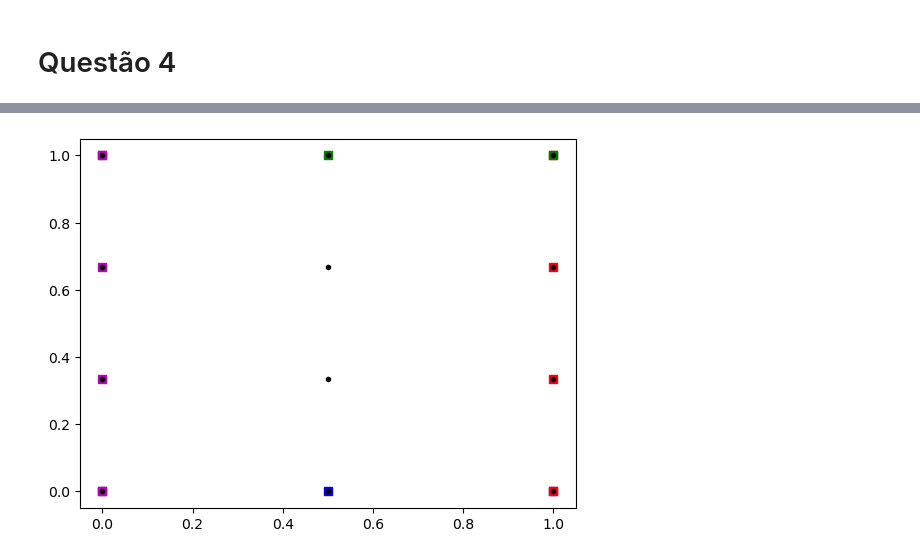
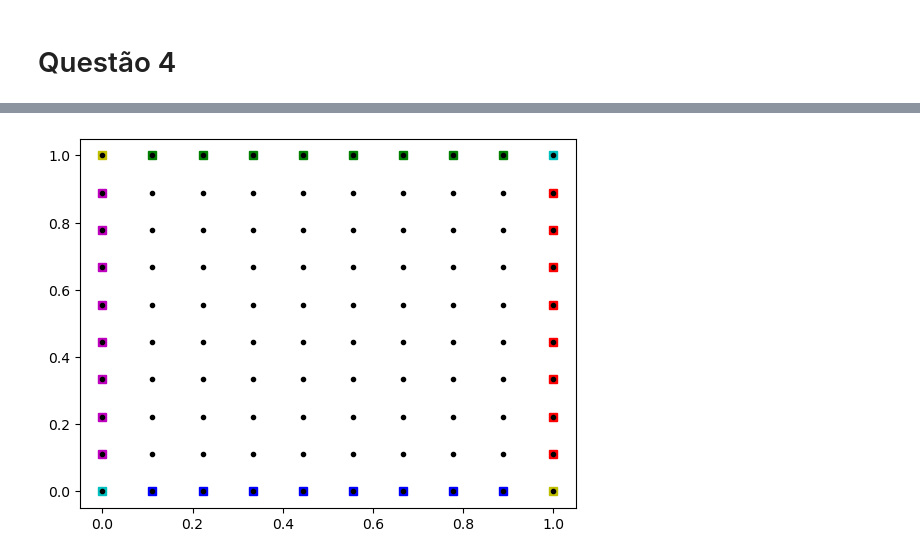
Before and after one commit to Gabrielsssilverio/Metodos_numericos, a Jupyter notebook: Lista_1.ipynb, the cells around one changed output, grey strips where cells are left out. Cells and saved outputs as stored; diff of their text form; code cells hidden in the pictures.

```diff
--- a/Lista_1.ipynb
+++ b/Lista_1.ipynb
@@ -149,11 +149,14 @@ import matplotlib.pyplot as plt
 L_x = 1 #m
 L_y = 1 #m
 k = 0.3 # (W/(m.K)), condutividade termica
-s = 20 # (W/(m^2.K)), coeficiente de troca de calor
+s = 0 #Fonte de calor externa
+h = 20 # (W/(m^2.K)), coeficiente de troca de calor
+q = 100 # W/m2, fluxo de calor na fronteira esqeurda
+T_inf = 0 # K, temperatura do meio
 
 # Discretização da malha
-N_x = 3 #Número de pontos na direção x
-N_y = 4 #Número de pontos na direção y
+N_x = 10 #Número de pontos na direção x
+N_y = 10 #Número de pontos na direção y
 x = np.linspace(0, L_x, N_x) #Geração dos pontos
 y = np.linspace(0, L_y, N_y)
 delta_x = x[1] - x[0] #Valor de delta x
@@ -168,17 +171,25 @@ plt.xlabel('x')
 plt.ylabel('y')
 plt.show()
 
-# Regiões
-region_B = np.arange(0, N_x, 1) # Fronteira inferior
-region_R = np.arange(N_x - 1, (N_x * N_y), N_x) # Fronteira direita
-region_T = np.arange(N_x * (N_y - 1), (N_x * N_y), 1) # Fronteira superior
-region_L = np.arange(0 , N_x * (N_y - 1) + 1, N_x) # Fronteira esquerda
-
+# Regiões de acrodo com índices
+n_inf_l = np.array([0]) #Ponto inferior esquerdo
+region_B = np.arange(1, N_x - 1, 1) # Fronteira inferior
+n_inf_r = np.array([N_x -1]) #Ponto inferior direito
+n_t_r = np.array ([N_x * N_y - 1]) # Ponto superior direito
+region_R = np.arange((2* N_x) - 1, (N_x * N_y) - (N_x), N_x) # Fronteira direita
+n_t_l = np.array([N_x * (N_y - 1)]) #Ponto superior esquerdo
+region_T = np.arange((N_x * (N_y - 1)) + 1, (N_x * N_y) - 1, 1) # Fronteira superior
+region_L = np.arange(N_x , ((N_x * (N_y - 1)) - N_x) + 1, N_x) # Fronteira esquerda
 
 plt.plot(x[region_B], y[region_B], 'sb', label = 'B')
 plt.plot(x[region_R], y[region_R], 'sr', label = 'R')
 plt.plot(x[region_T], y[region_T], 'sg', label = 'T')
 plt.plot(x[region_L], y[region_L], 'sm', label = 'L')
+plt.plot(x[n_inf_l], y[n_inf_l], 'sc', label = 'B')
+plt.plot(x[n_inf_r], y[n_inf_r], 'sy', label = 'R')
+plt.plot(x[n_t_r], y[n_t_r], 'sc', label = 'T')
+plt.plot(x[n_t_l], y[n_t_l], 'sy', label = 'L')
+
 plt.plot(x, y, '.k')
 
 # Montagem das matrizes e dos vetores
@@ -186,6 +197,63 @@ A = np.zeros((N_x * N_y, N_x * N_y))
 b = np.zeros(N_x * N_y)
 
 for i in range (N_x * N_y):
-    if i in region_B:
-        A[i,i] = 1
+    if i in n_inf_l:
+      A[i, i + 1] = -2 / (delta_x ** 2)
+      A[i, i] = (2 / (delta_x ** 2)) + ((2 * h) / (delta_y * k)) + ( 2 / (delta_y ** 2))
+      A[i, i + N_x] = -2 / (delta_y ** 2)
+      b[i] = (s / k) - ((2 * q) / (delta_x * k)) + ((2 * h * T_inf) / (k * delta_y))
+    elif i in n_t_l:
+      A[i, i + 1] = -2 / (delta_x ** 2)
+      A[i, i] = (2 / (delta_x ** 2)) + ((2 * h) / (delta_y * k)) + ( 2 / (delta_y ** 2))
+      A[i, i - N_x] = -2 / (delta_y ** 2)
+      b[i] = (s / k) + ((2 * h * T_inf) / (k * delta_y)) - ((2 * q) / (delta_x))
+    elif i in n_t_r:
+      A[i, i - 1] = -2 / (delta_x ** 2)
+      A[i, i] = (2 / (delta_x ** 2)) + ((2 * h) / (delta_x * k)) + ((2 * h) / (delta_y * k)) + ( 2 / (delta_y ** 2))
+      A[i, i - N_x] = -2 / (delta_y ** 2)
+      b[i] = (s / k) + ((2 * h * T_inf) / (k * delta_x)) + ((2 * h * T_inf) / (k * delta_y))
+    elif i in n_inf_r:
+      A[i, i - 1] = -2 / (delta_x ** 2)
+      A[i, i] = (2 / (delta_x ** 2)) + ((2 * h) / (delta_x * k)) + ((2 * h) / (delta_y * k)) + ( 2 / (delta_y ** 2))
+      A[i, i + N_x] = -2 / (delta_y ** 2)
+      b[i] = (s / k) + ((2 * h * T_inf) / (k * delta_x)) + ((2 * h * T_inf) / (k * delta_y))
+    elif i in region_L:
+      A[i, i + 1] = -2 / (delta_x ** 2)
+      A[i, i] = (2 / (delta_x ** 2)) + ( 2 / (delta_y ** 2))
+      A[i, i + N_x] = -2 / (delta_y ** 2)
+      b[i] = (s / k) - ((2 * q) / (delta_x * k))
+    elif i in region_R:
+       A[i, i - 1] = -2 / (delta_x ** 2)
+       A[i, i] = (2 / (delta_x ** 2)) + ((2 * h) / (delta_y * k)) + ( 2 / (delta_y ** 2))
+       A[i, i - N_x] = -1 / (delta_y ** 2)
+       A[i, i + N_x] = -1 / (delta_y ** 2)
+       b[i] = (s / k) + ((2 * h * T_inf) / (k * delta_x))
+    elif i in region_T:
+       A[i, i - 1] = -1 / (delta_x ** 2)
+       A[i, i] = (2 / (delta_x ** 2)) + ((2 * h) / (delta_y * k)) + ( 2 / (delta_y ** 2))
+       A[i, i + 1] = -1 / (delta_x ** 2)
+       A[i, i - N_x] = -2 / (delta_y ** 2)
+       b[i] = (s / k) + ((2 * h * T_inf) / (k * delta_y))
+    elif i in region_B:
+       A[i, i - 1] = -1 / (delta_x ** 2)
+       A[i, i] = (2 / (delta_x ** 2)) + ((2 * h) / (delta_y * k)) + ( 2 / (delta_y ** 2))
+       A[i, i + 1] = -1 / (delta_x ** 2)
+       A[i, i + N_x] = -1 / (delta_y ** 2)
+       b[i] = (s / k) + ((2 * h * T_inf) / (k * delta_y))
+    else:
+       A[i, i - N_x] = -1 / (delta_y ** 2)
+       A[i, i - 1] = -1 / (delta_x ** 2)
+       A[i, i] = (2 / (delta_x ** 2)) + ( 2 / (delta_y ** 2))
+       A[i, i + 1] = -1 / (delta_x ** 2)
+       A[i, i + N_x] = -1 / (delta_y ** 2)
+       b[i] = (s / k)
+
+# Sistema resultante
+T = np.linalg.solve(A, b)
+T_matrix = T.reshape((N_y, N_x))
+
+# Resultado
+plt.figure()
+plt.pcolor(T_matrix)
+plt.colorbar()
 # %% [output]
@@ -207 +262 @@ array([[0., 0., 0., 0., 0., 0., 0., 0., 0., 0., 0., 0.],
-[figure, old version]
+[figure, new version]
```
Also changed, not shown: parts of 1 cell of this notebook.
